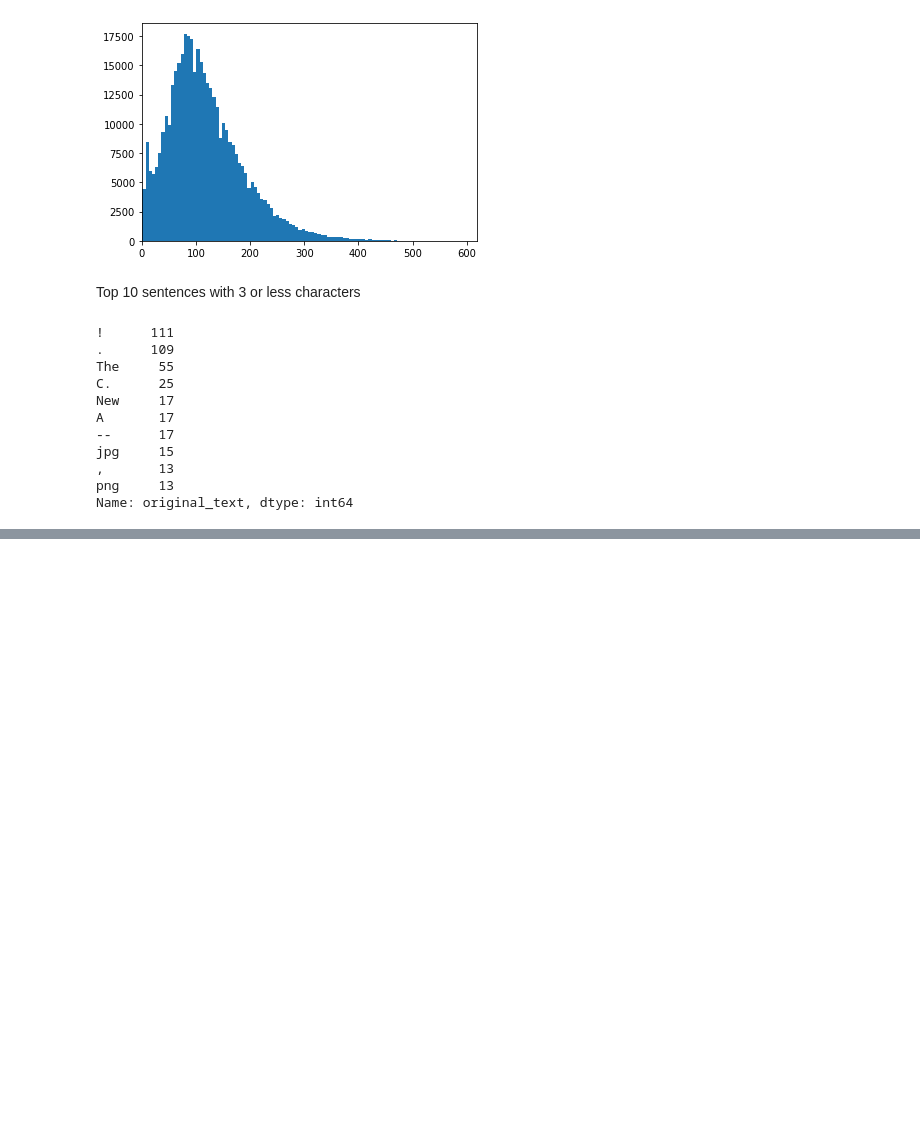
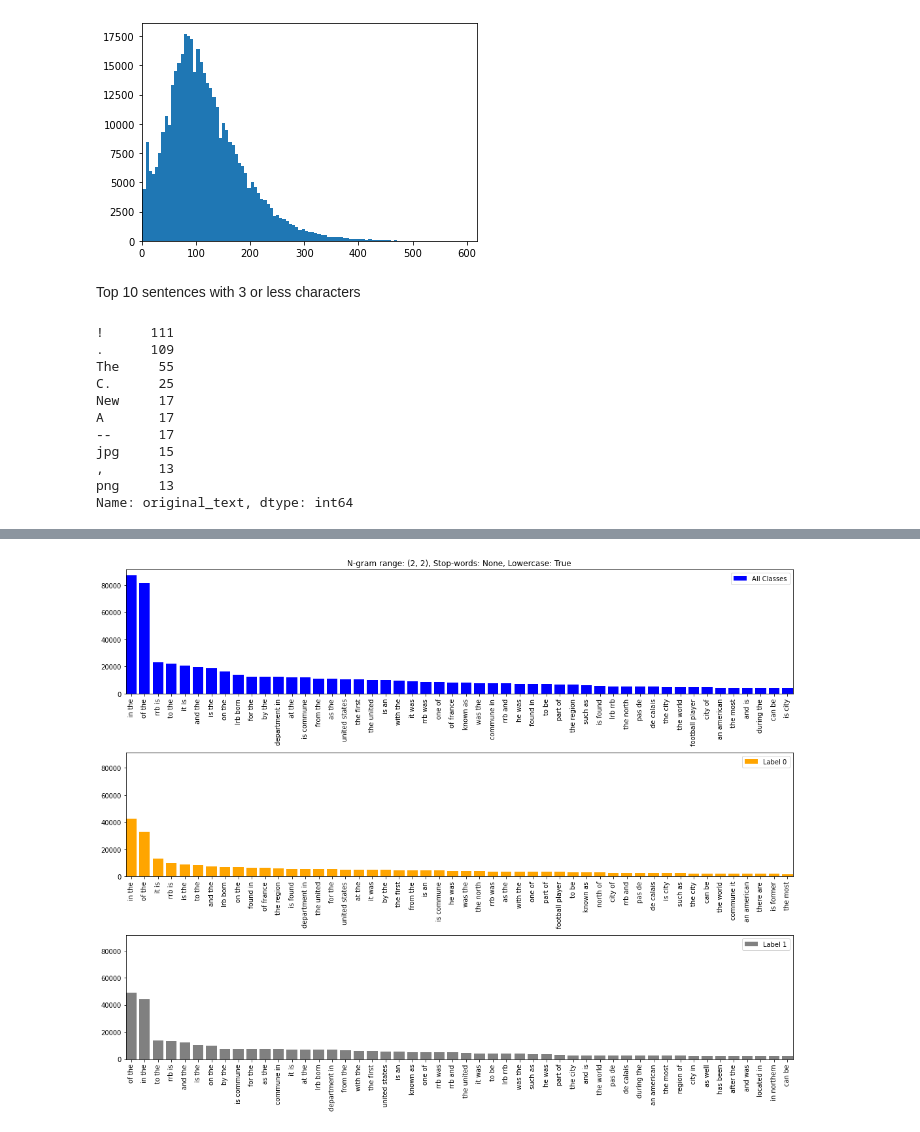
Before and after one commit to Tstrebe2/predicting-text-difficulty, a Jupyter notebook: code/tim-wiki-eda.ipynb, the cells around one changed output, grey strips where cells are left out. Cells and saved outputs as stored; diff of their text form; code cells hidden in the pictures; blank space fills up the shorter version.

```diff
--- a/code/tim-wiki-eda.ipynb
+++ b/code/tim-wiki-eda.ipynb
@@ -134,0 +141,4 @@ nlp.add_pipe??
+# %%
+plot_top_50_word_freq(wiki_df_train, ngram_range=(2, 2))
+# %% [output]
+[figure, added]
```
Also changed, not shown: parts of 20 cells of this notebook.
